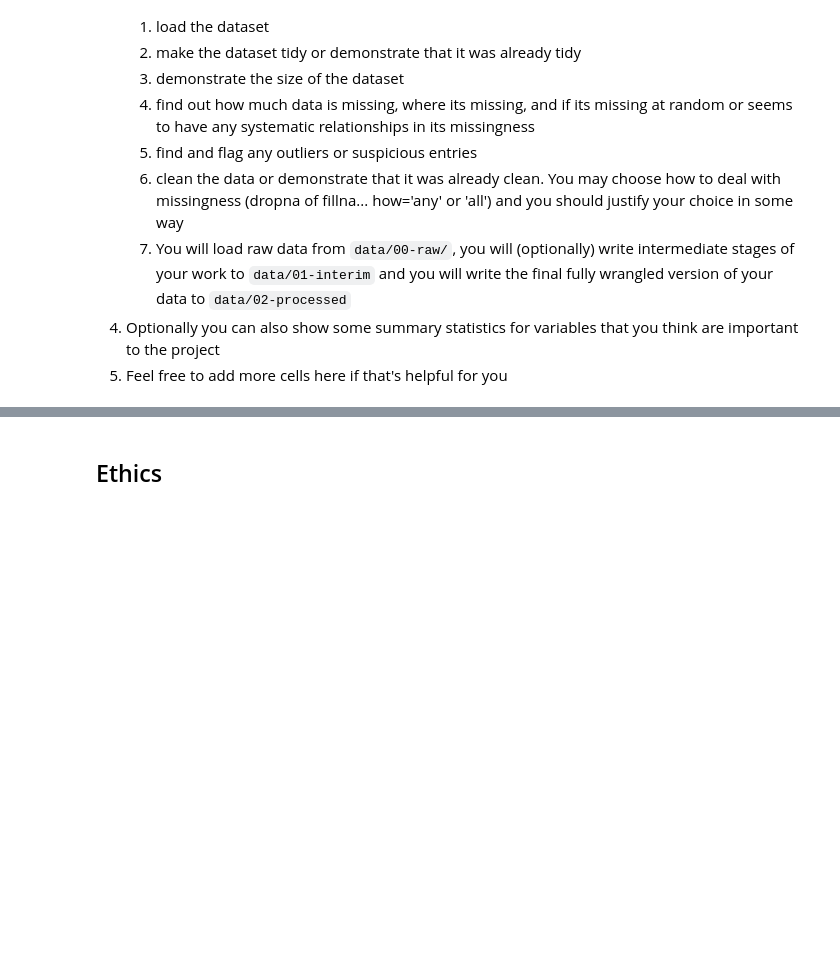
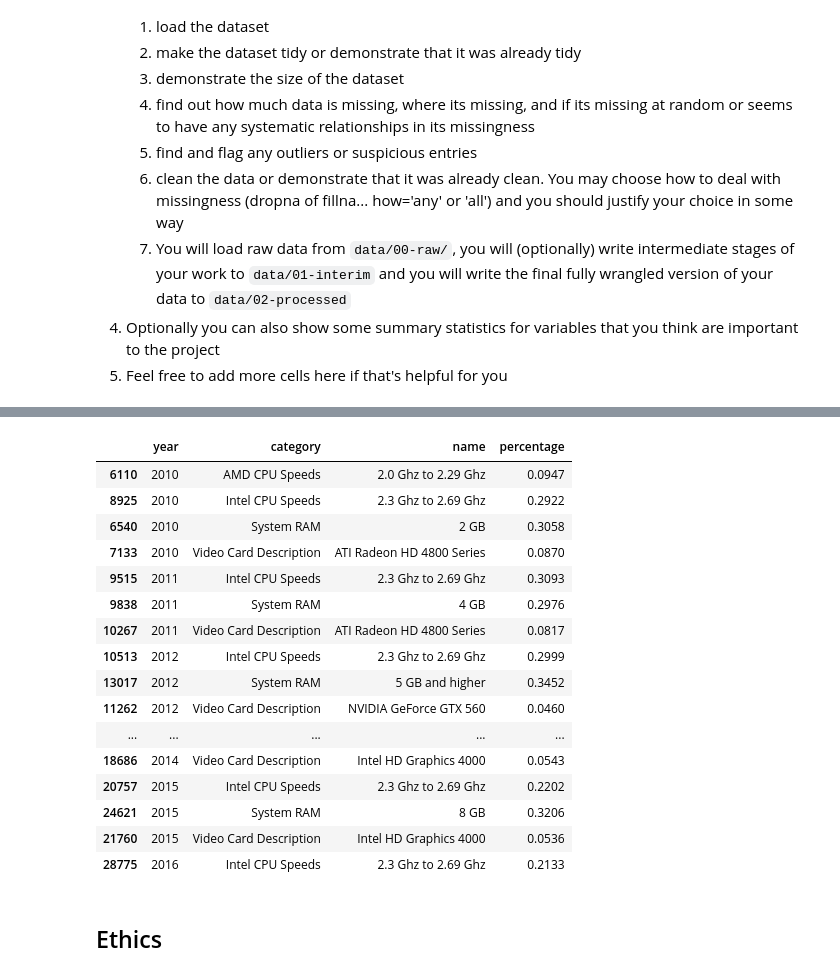
Before and after one commit to COGS108/Group-SP26-081, a Jupyter notebook: 01-DataCheckpoint.ipynb, the cells around one changed output, grey strips where cells are left out. Saved outputs shown, nothing was run; the diff lists cells and outputs as text; code cells hidden in the pictures; blank space fills up the shorter version.

Commit message:
Steam hardware survey cleaning and tiding

```diff
--- a/01-DataCheckpoint.ipynb
+++ b/01-DataCheckpoint.ipynb
@@ -159,0 +180,67 @@ Please note that you can always keep adding more datasets in the future if these
+# %%
+import pandas as pd
+
+Steam_HW_Survey = pd.read_csv('data/00-raw/shs.csv')
+
+print("Original dataset shape:")
+print(Steam_HW_Survey.shape)
+
+Steam_HW_Survey['date'] = pd.to_datetime(Steam_HW_Survey['date'])
+
+Steam_HW_Survey = Steam_HW_Survey[
+    (Steam_HW_Survey['date'].dt.year >= 2010) &
+    (Steam_HW_Survey['date'].dt.year <= 2020)
+]
+
+categories = [
+    'AMD CPU Speeds',
+    'Intel CPU Speeds',
+    'System RAM',
+    'Video Card Description'
+]
+
+Steam_HW_Survey = Steam_HW_Survey[Steam_HW_Survey['category'].isin(categories)]
+
+Steam_HW_Survey['year'] = Steam_HW_Survey['date'].dt.year
+
+print("\nRelevant categories:")
+print(Steam_HW_Survey['category'].unique())
+
+print("\nMissing values:")
+print(Steam_HW_Survey.isnull().sum())
+
+print("\nRows with missing values:")
+print(Steam_HW_Survey[Steam_HW_Survey.isnull().any(axis=1)].shape[0])
+
+print("\nSuspicious percentage values:")
+print(Steam_HW_Survey[(Steam_HW_Survey['percentage'] < 0) | (Steam_HW_Survey['percentage'] > 1)].shape[0])
+
+Steam_HW_Survey = Steam_HW_Survey[(Steam_HW_Survey['percentage'] >= 0) & (Steam_HW_Survey['percentage'] <= 1)]
+
+Steam_HW_Survey = Steam_HW_Survey.dropna(subset=['name'])
+
+Steam_HW_Survey['category'] = Steam_HW_Survey['category'].str.strip()
+Steam_HW_Survey['name'] = Steam_HW_Survey['name'].str.strip()
+
+Steam_HW_Survey = Steam_HW_Survey[Steam_HW_Survey['name'] != 'Other']
+
+print("\nCleaned dataset shape:")
+print(Steam_HW_Survey.shape)
+
+print("\nCleaned dataset preview:")
+display(Steam_HW_Survey.head())
+
+print("\nMost common hardware by category and year:")
+
+top_hardware = Steam_HW_Survey.loc[
+    Steam_HW_Survey.groupby(['year', 'category'])['percentage'].idxmax()
+]
+
+top_hardware = top_hardware[
+    ['year', 'category', 'name', 'percentage']
+].sort_values(['year', 'category'])
+
+display(top_hardware.head(20))
+
+Steam_HW_Survey.to_csv('data/02-processed/cleaned_shs.csv', index=False)
+# %% [output]
@@ -160,3 +271,20 @@ Please note that you can always keep adding more datasets in the future if these
+|  | year | category | name | percentage |
+| 6110 | 2010 | AMD CPU Speeds | 2.0 Ghz to 2.29 Ghz | 0.0947 |
+| 8925 | 2010 | Intel CPU Speeds | 2.3 Ghz to 2.69 Ghz | 0.2922 |
+| 6540 | 2010 | System RAM | 2 GB | 0.3058 |
+| 7133 | 2010 | Video Card Description | ATI Radeon HD 4800 Series | 0.0870 |
+| 9515 | 2011 | Intel CPU Speeds | 2.3 Ghz to 2.69 Ghz | 0.3093 |
+| 9838 | 2011 | System RAM | 4 GB | 0.2976 |
+| 10267 | 2011 | Video Card Description | ATI Radeon HD 4800 Series | 0.0817 |
+| 10513 | 2012 | Intel CPU Speeds | 2.3 Ghz to 2.69 Ghz | 0.2999 |
+| 13017 | 2012 | System RAM | 5 GB and higher | 0.3452 |
+| 11262 | 2012 | Video Card Description | NVIDIA GeForce GTX 560 | 0.0460 |
+| ... | ... | ... | ... | ... |
+| 18686 | 2014 | Video Card Description | Intel HD Graphics 4000 | 0.0543 |
+| 20757 | 2015 | Intel CPU Speeds | 2.3 Ghz to 2.69 Ghz | 0.2202 |
+| 24621 | 2015 | System RAM | 8 GB | 0.3206 |
+| 21760 | 2015 | Video Card Description | Intel HD Graphics 4000 | 0.0536 |
+| 28775 | 2016 | Intel CPU Speeds | 2.3 Ghz to 2.69 Ghz | 0.2133 |
 # %% [markdown]
 ## Ethics
 # %% [markdown]
```
Also changed, not shown: parts of 5 cells of this notebook, 1 other file.
